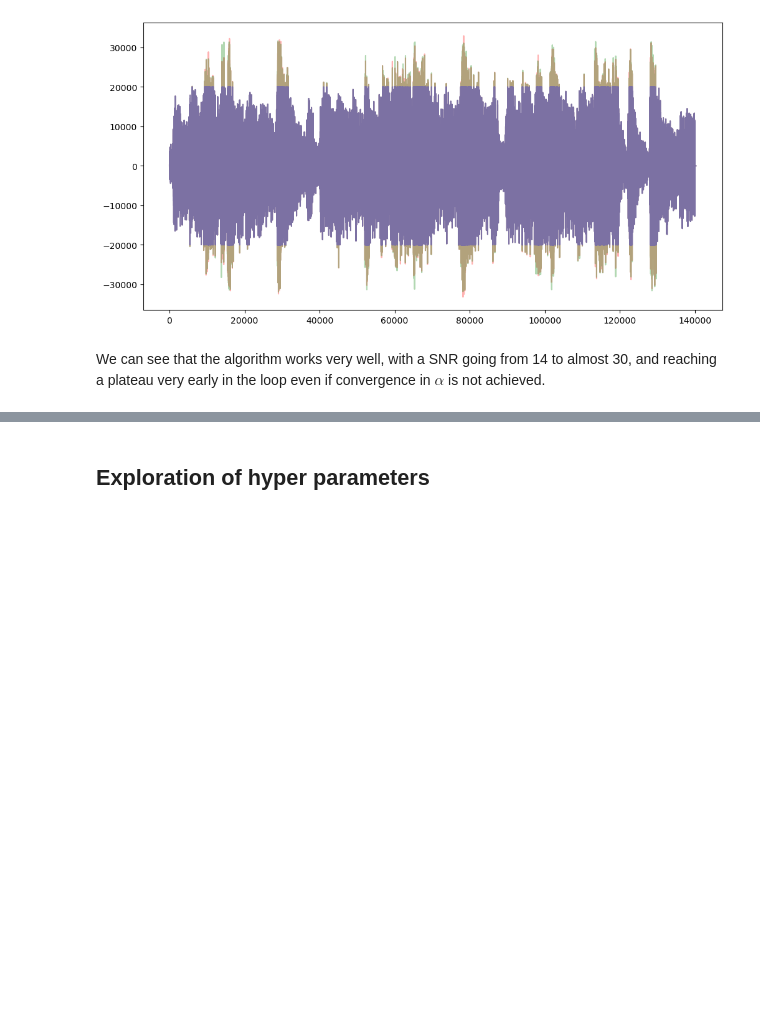
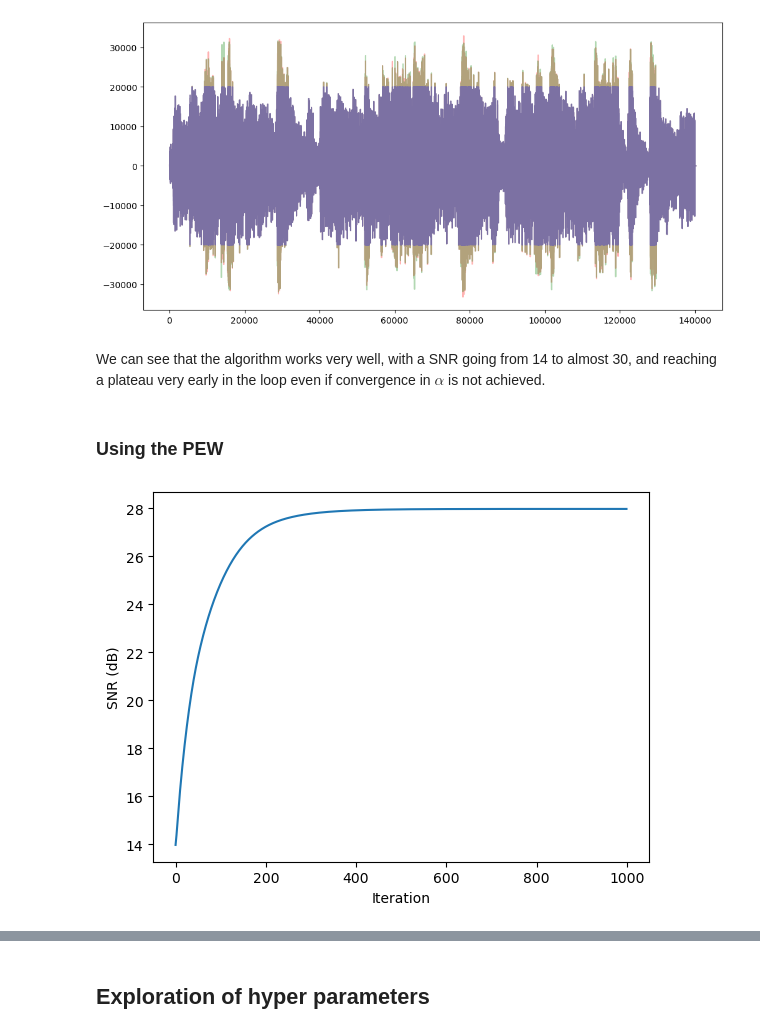
Before and after one commit to diegotg2000/SignalProcessing, a Jupyter notebook: Project/project.ipynb, the cells around one changed output, grey strips where cells are left out. Cells and saved outputs as stored; diff of their text form; code cells hidden in the pictures; blank space fills up the shorter version.

```diff
--- a/Project/project.ipynb
+++ b/Project/project.ipynb
@@ -157,10 +157,10 @@ class Declipper:
 
         self.y_r = clipped_audio[self.good_idx]
         self.theta_clip = clipped_audio[self.bad_idx]
-        self.alpha = PhiS(clipped_audio)
+        self.alpha = None
 
     def declip_sound(self, shrinkage_method, max_iter, *, lamb_range, **kwargs):
-        alpha = self.alpha.copy()
+        alpha = PhiS(self.clipped_audio)
         alpha_old = alpha.copy()
         z = alpha.copy()
         lambda_list = np.geomspace(*lamb_range, max_iter)
@@ -231,3 +231,14 @@ plt.show()
 [figure]
 # %% [markdown]
 We can see that the algorithm works very well, with a SNR going from 14 to almost 30, and reaching a plateau very early in the loop even if convergence in $\alpha$ is not achieved.
+# %% [markdown]
+### Using the PEW
+# %%
+snr_values = declipper.declip_sound(S_pew, 1000, lamb_range=(10, 0.01), neigh_window=7)
+# %%
+plt.plot(snr_values)
+plt.xlabel('Iteration')
+plt.ylabel('SNR (dB)')
+plt.show()
+# %% [output]
+[figure, added]
```
Also changed, not shown: parts of 7 cells of this notebook.
